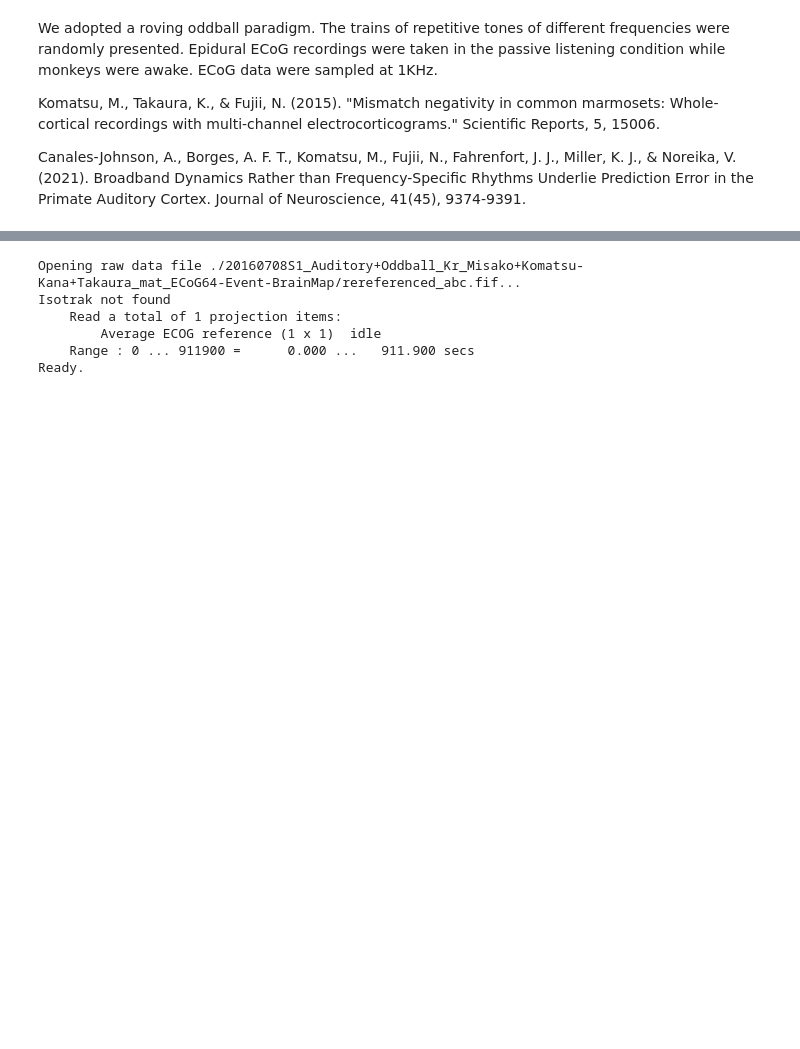
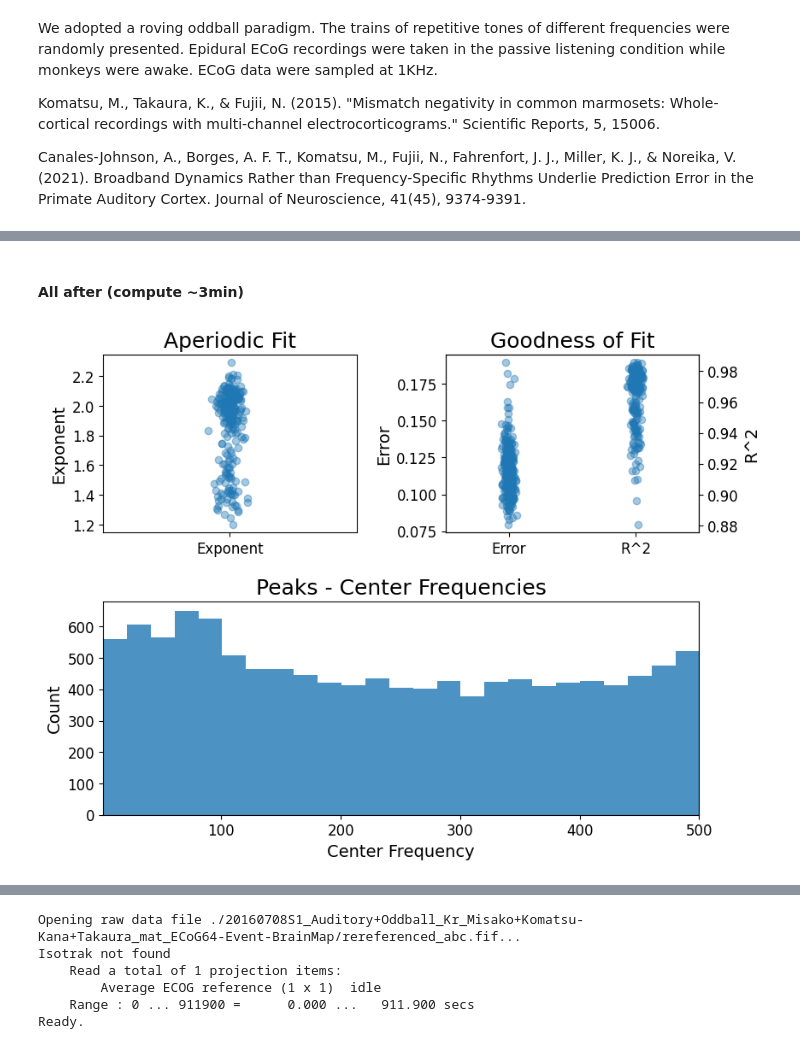
Before and after one commit to Altibertalt/SURF, a Jupyter notebook: index.ipynb, the cells around one changed output, grey strips where cells are left out. Saved outputs shown, nothing was run; the diff lists cells and outputs as text; code cells hidden in the pictures; blank space fills up the shorter version.

```diff
--- a/index.ipynb
+++ b/index.ipynb
@@ -376,3 +208,13 @@ FOOOF WARNING: Lower-bound peak width limit is < or ~= the frequency resolution:
+# %% [markdown]
+#### All after (compute ~3min)
+# %%
+fm_after.fit(
+    np.array(freqs),
+    np.array(arr_after)
+)
+fm_after.plot()
+# %% [output]
+[figure, added]
 # %%
 plt.semilogy(freqs[:100], (np.mean(arr_before, axis=0)[:100]))
 plt.semilogy(freqs[:100], (np.mean(arr_after, axis=0)[:100]))
```
Also changed, not shown: parts of 33 cells of this notebook.
